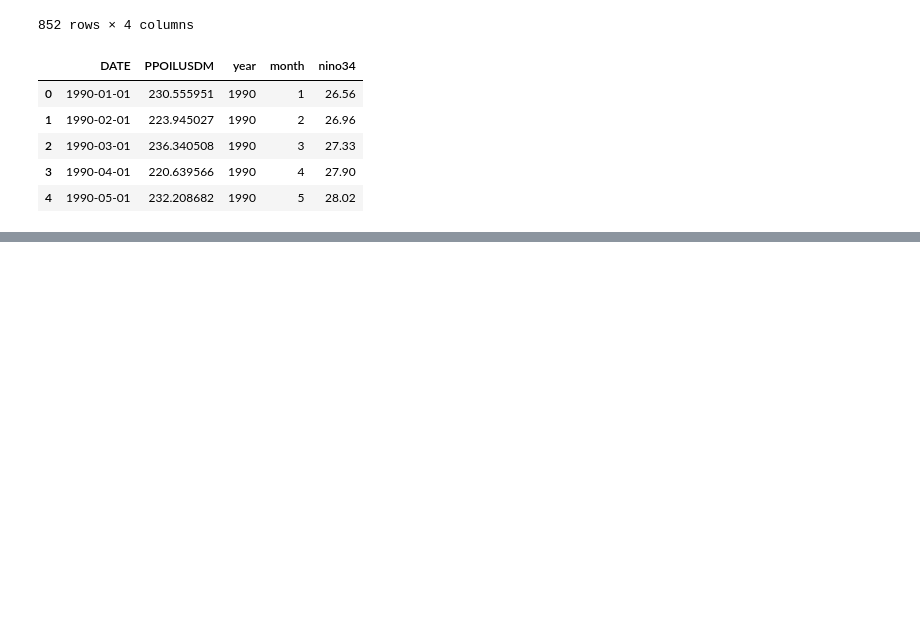
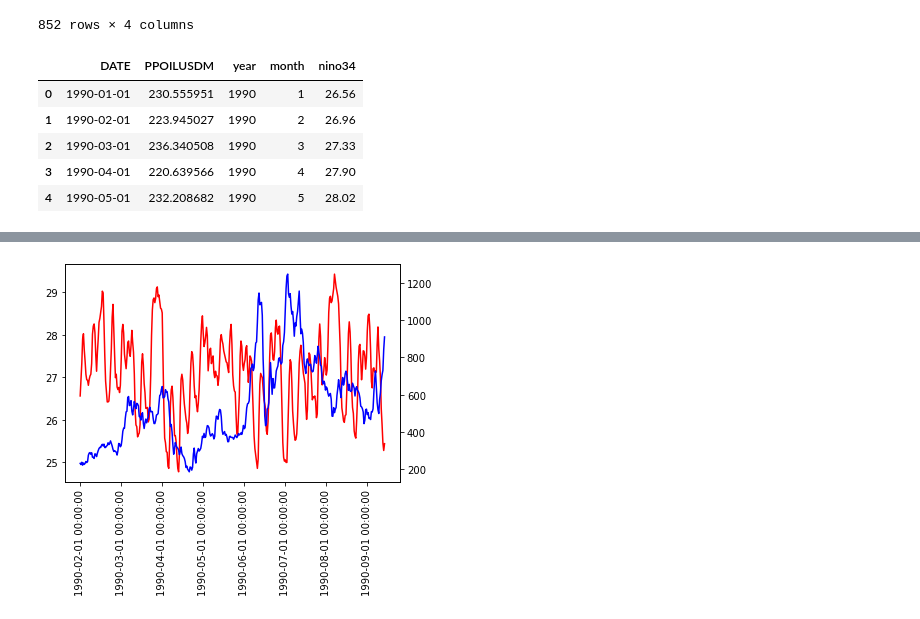
Before and after one commit to Soo-Im/PalmOil, a Jupyter notebook: Nino-Palm.ipynb, the cells around one changed output, grey strips where cells are left out. Saved outputs shown, nothing was run; the diff lists cells and outputs as text; code cells hidden in the pictures; blank space fills up the shorter version.

```diff
--- a/Nino-Palm.ipynb
+++ b/Nino-Palm.ipynb
@@ -71,0 +93,6 @@ df.head()
+# %%
+fig, ax = plt.subplots()
+df.nino34.plot(ax=ax, style='r-')
+df.PPOILUSDM.plot(ax=ax, style='b-', secondary_y=True)
+ax.set_xticklabels(df['DATE'], rotation=90)
+# %% [output]
@@ -71,0 +109 @@ df.head()
+[figure, added]
```
Also changed, not shown: parts of 5 cells of this notebook.
